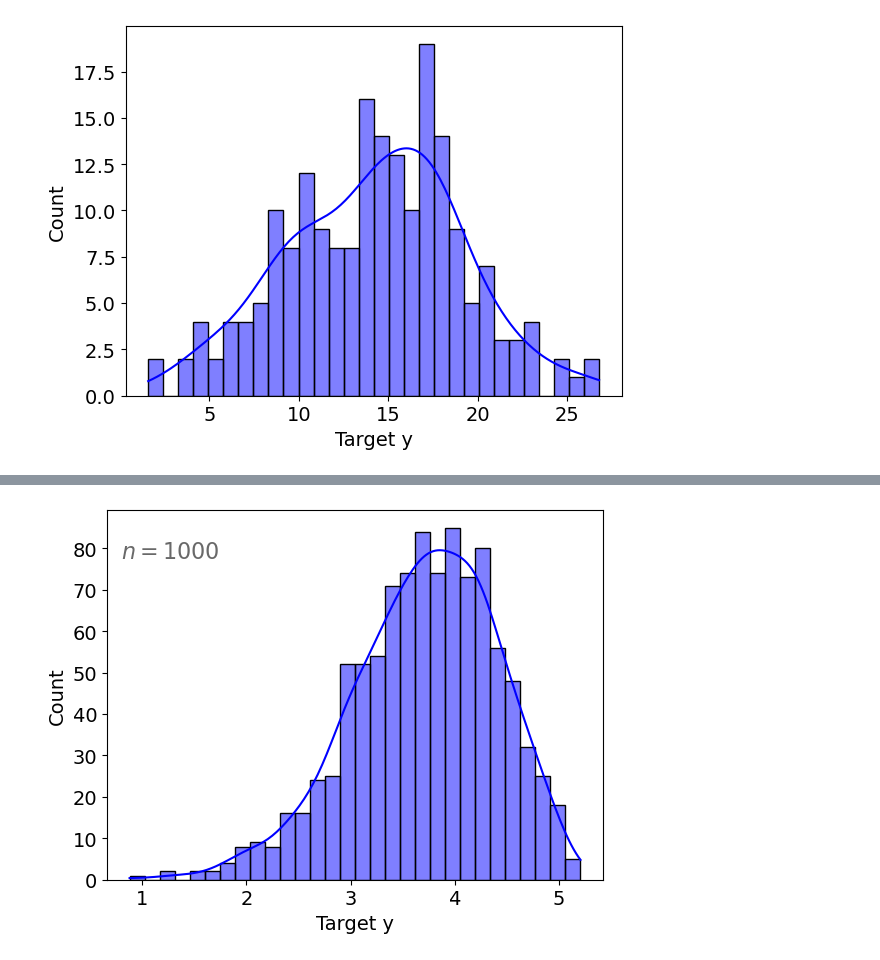
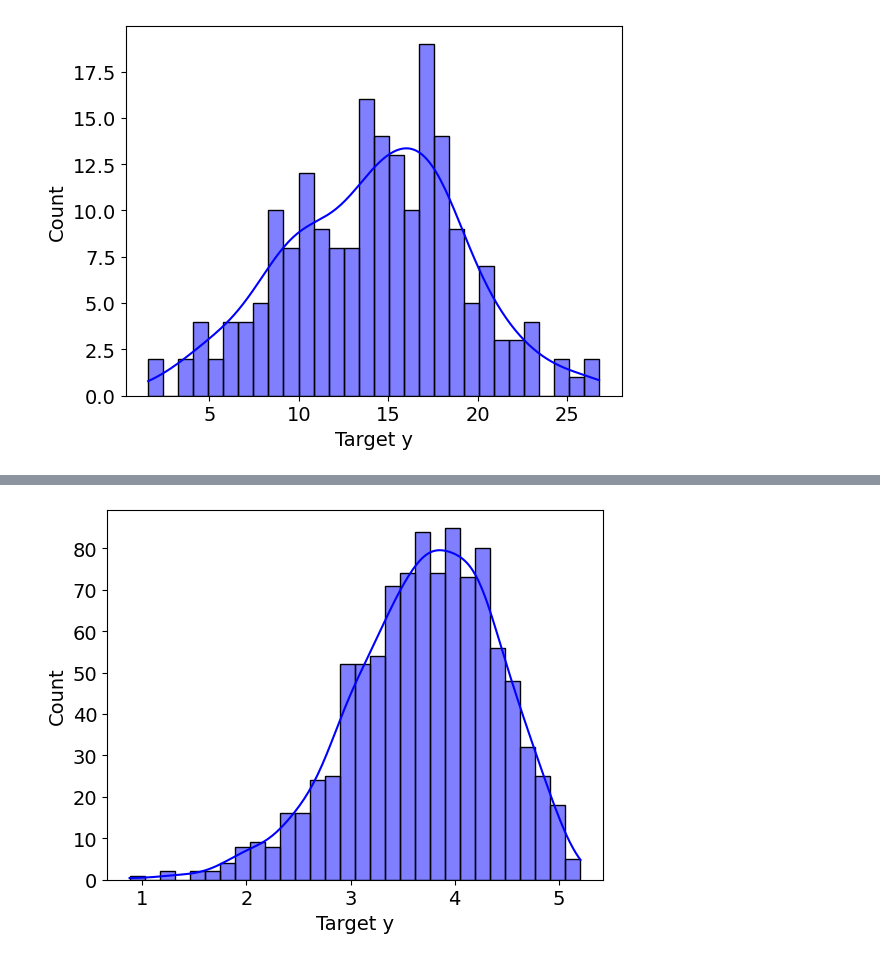
Before and after one commit to annegriddl/slds_stratification, a Jupyter notebook: Simulations/Final_Setup/Evaluation/01_Hyperparameters.ipynb, the cells around one changed output, grey strips where cells are left out. Drawn from its saved outputs; the diff is of its cells as text; code cells hidden in the pictures.

```diff
--- a/Simulations/Final_Setup/Evaluation/01_Hyperparameters.ipynb
+++ b/Simulations/Final_Setup/Evaluation/01_Hyperparameters.ipynb
@@ -828,25 +828,25 @@ plt.show()
 # %%
 n_train = 1000
 FD_noise=0
 transformation = "sqrt"
 
 train = FriedmanDataset(n_samples=n_train,
                            n_features=n_features,
                            noise=FD_noise,
                            random_state=seed)
 train.transform(transformation=transformation)
 
 plt.figsize=(8,6)
 sns.histplot(train.df, x='y', bins=30, kde=True, color='blue')
 #plt.title('Train Dataset with $n=1000$', fontsize = 14)
 plt.xticks(fontsize=14)
 plt.yticks(fontsize=14)
 plt.xlabel('Target y', fontsize=14)
 plt.ylabel('Count', fontsize=14)
-plt.text(0.8, 82, '$n=1000$', fontsize=16, color='dimgrey', verticalalignment='top')
+#plt.text(0.8, 82, '$n=1000$', fontsize=16, color='dimgrey', verticalalignment='top')
 plt.show()
 # %% [output]
-[figure, old version]
+[figure, new version]
 # %%
 n_train = 1000
 FD_noise=3
```
Also changed, not shown: parts of 3 cells of this notebook.
